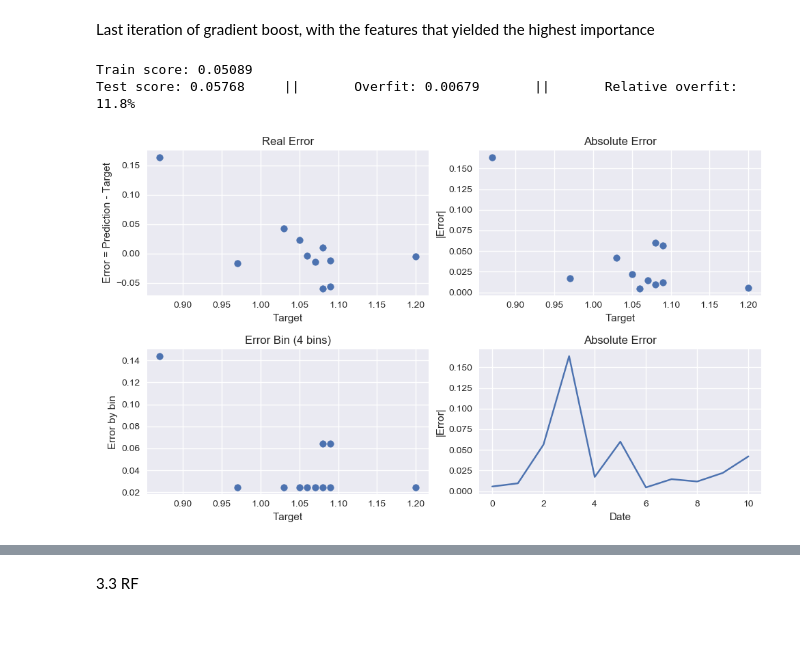
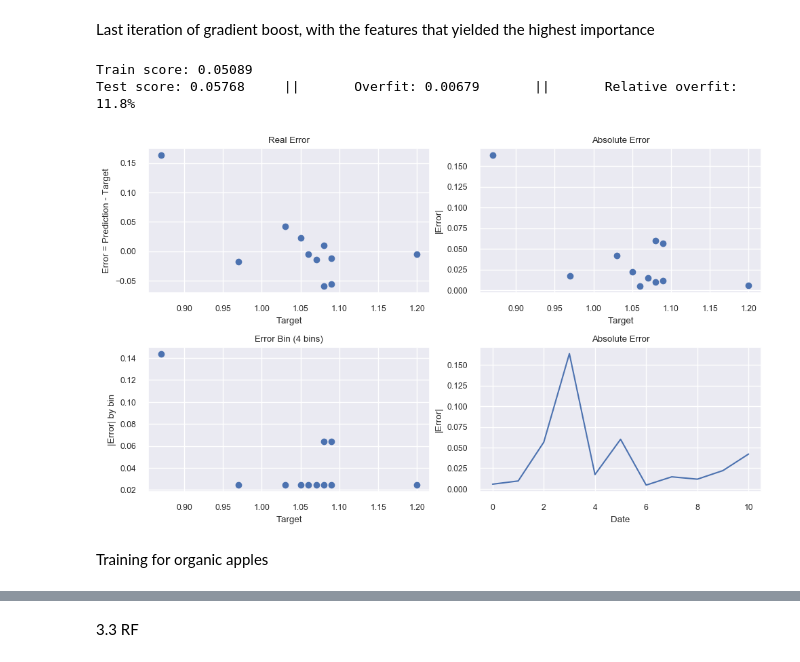
Before and after one commit to marcelomoraiscloser/apple_price, a Jupyter notebook: ApplePricePredictor.ipynb, the cells around one changed output, grey strips where cells are left out. Saved outputs shown, nothing was run; the diff lists cells and outputs as text; code cells hidden in the pictures; blank space fills up the shorter version.

```diff
--- a/ApplePricePredictor.ipynb
+++ b/ApplePricePredictor.ipynb
@@ -215,6 +219,8 @@ array([1, 1, 1, 1, 1, 1, 1, 1, 1, 1, 1, 1, 1, 1, 1, 1, 1, 1, 1, 1, 1, 1,
 # %% [markdown]
 Volume analysis
 # %%
+sns.set(font_scale=0.9)
+
 type = df['type'].unique()
 cultivar = ['Gala', 'Fuji', 'Granny Smith', 'Total bags']
 bag_size = ['S', 'L', 'XL']
@@ -224,7 +230,7 @@ values_2_group_2 = [df_org['gala'].sum(), df_org['fuji'].sum(), df_org['granny_s
 values_3_group_1 = [df_conv['s_bags'].sum(), df_conv['l_bags'].sum(), df_conv['xl_bags'].sum()]
 values_3_group_2 = [df_org['s_bags'].sum(), df_org['l_bags'].sum(), df_org['xl_bags'].sum()]
 
-fig, axs = plt.subplots(1, 3, figsize=(10, 4), sharey=True)
+fig, axs = plt.subplots(1, 3, figsize=(11, 4), sharey=True)
 colors = ['blue', 'green']
 label = ['Conventional', 'Organic']
 # First histogram (Normal bar chart)
@@ -237,8 +243,8 @@ axs[0].set_yscale('log')
 # Second histogram (Grouped bar chart)
 bar_width = 0.35
 index = np.arange(len(cultivar))
-axs[1].bar(index, values_2_group_1, bar_width, label=label[0], color=colors[0], align='center')
-axs[1].bar(index + bar_width, values_2_group_2, bar_width, label=label[1], color=colors[1], align='center')
+axs[1].bar(index, values_2_group_1, bar_width, color=colors[0], align='center')
+axs[1].bar(index + bar_width, values_2_group_2, bar_width, color=colors[1], align='center')
 axs[1].set_xlabel('Cultivar')
 axs[1].set_title('Volume granularity')
 axs[1].set_xticks(index + bar_width / 2)
@@ -738,7 +754,7 @@ def error_analysis(df_test, features, model):
     # Third subplot
     axs[1, 0].scatter(df_error['target'], df_error['error_bin'])
     axs[1, 0].set_xlabel('Target')
-    axs[1, 0].set_ylabel('Error by bin')
+    axs[1, 0].set_ylabel('|Error| by bin')
     axs[1, 0].set_title('Error Bin ({} bins)'.format(n_bins))
 
     # Fourth subplot
@@ -758,13 +778,22 @@ More feature engineering
 df_conv['week_prev'] = df_conv['week'].shift(1) #All correct except the first
 df_conv.at[0, 'week_prev'] = 52
 df_conv['week_prev'] = df_conv['week_prev'].astype('int32')
+#
+df_org['week_prev'] = df_org['week'].shift(1) #All correct except the first
+df_org.at[0, 'week_prev'] = 52
+df_org['week_prev'] = df_org['week_prev'].astype('int32')
 
 #Previous month
 df_conv['month_prev'] = df_conv['date'].dt.month -1
 df_conv.loc[df_conv['month_prev'] == 0, 'month_prev'] = 12
+#
+df_org['month_prev'] = df_org['date'].dt.month -1
+df_org.loc[df_org['month_prev'] == 0, 'month_prev'] = 12
 
 #Reordering columns
 df_conv = df_conv[["date", "average_price", "total_volume", "gala", "fuji", "granny_smith", "total_bags", "s_bags", "l_bags", "xl_bags", "year", "target", "RM_avgP_M", "STD_avgP_M", "price_elasticity", "week", "week_prev", "month", "month_prev"]]
+#
+df_org = df_org[["date", "average_price", "total_volume", "gala", "fuji", "granny_smith", "total_bags", "s_bags", "l_bags", "xl_bags", "year", "target", "RM_avgP_M", "STD_avgP_M", "price_elasticity", "week", "week_prev", "month", "month_prev"]]
 
 #Two extra moving averages due to the importance of the monthly moving average
 alpha = 2/(month_size+1)
@@ -772,5 +801,9 @@ df_conv['EMA_avgP_M'] = df_conv['average_price'].ewm(span=month_size, adjust=Fal
 quatrer_size = 13
 df_conv['RM_avgP_Q'] = df_conv['average_price'].rolling(window=quatrer_size, min_periods=0).mean()
 df_conv['STD_avgP_Q'] = df_conv['average_price'].rolling(window=quatrer_size, min_periods=0).std()
-lag = 4
-df_conv['Lag_Price'] = df_conv['average_price'].shift(lag)
+df_conv['Lag_Price_4'] = df_conv['average_price'].shift(4)
+#
+df_org['EMA_avgP_M'] = df_org['average_price'].ewm(span=month_size, adjust=False).mean() #exponentional moving average
+df_org['RM_avgP_Q'] = df_org['average_price'].rolling(window=quatrer_size, min_periods=0).mean()
+df_org['STD_avgP_Q'] = df_org['average_price'].rolling(window=quatrer_size, min_periods=0).std()
+df_org['Lag_Price_4'] = df_org['average_price'].shift(4)
@@ -814,7 +831,7 @@ numeric_features_used = [
     'EMA_avgP_M',
     'STD_avgP_Q',
     'RM_avgP_Q',
-    'Lag_Price',
+    'Lag_Price_4',
 ]
 
 #Spliting into training and test data
@@ -826,9 +843,9 @@ grid.fit(
     df_conv_train['target'],
 )
 
-best_model = grid.best_estimator_
+best_XGBR_conv = grid.best_estimator_
 
-print_score(best_model, df_conv_train, df_conv_test, numeric_features_used)
+print_score(best_XGBR_conv, df_conv_train, df_conv_test, numeric_features_used)
 # %% [output]
 Train score: 0.03476
 Test score: 0.09196     ||       Overfit: 0.05719       ||       Relative overfit: 62.2%
@@ -862,27 +879,29 @@ Last iteration of gradient boost, with the features that yielded the highest imp
 # %%
 numeric_features_used = [
     'average_price',
     'RM_avgP_M',
     'STD_avgP_M',
     'week',
     'week_prev',
     'STD_avgP_Q',
 ]
 
 #Spliting into training and test data
 df_conv_train = df_conv.loc[df_conv['date'] < split_date].copy().reset_index(drop=True)
 df_conv_test = df_conv.loc[df_conv['date'] >= split_date].copy().reset_index(drop=True)
 
 grid.fit(
     df_conv_train[numeric_features_used],
     df_conv_train['target'],
 )
 
-best_model = grid.best_estimator_
+best_XGBR_conv = grid.best_estimator_
 
-print_score(best_model, df_conv_train, df_conv_test, numeric_features_used)
-error_analysis(df_conv_test, numeric_features_used, best_model)
+print_score(best_XGBR_conv, df_conv_train, df_conv_test, numeric_features_used)
+error_analysis(df_conv_test, numeric_features_used, best_XGBR_conv)
 # %% [output]
 Train score: 0.05089
 Test score: 0.05768     ||       Overfit: 0.00679       ||       Relative overfit: 11.8%
-[figure, old version]
+[figure, new version]
+# %% [markdown]
+Training for organic apples
```
Also changed, not shown: parts of 52 cells of this notebook.
